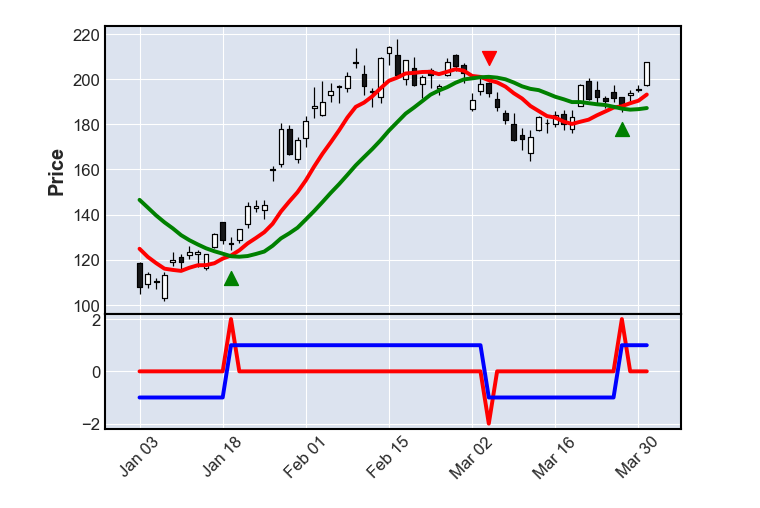
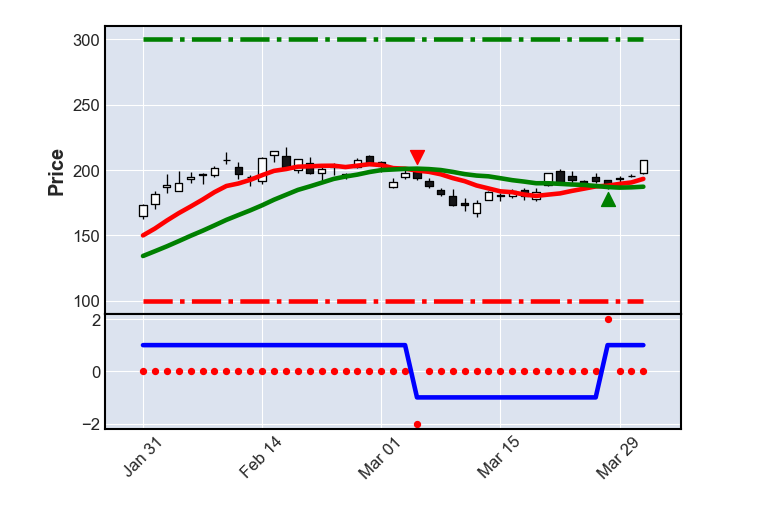
Before and after one commit to ArnasVaic/FI, a Jupyter notebook: lab3/main.ipynb, the cells around one changed output. Cells and saved outputs as stored; diff of their text form; code cells hidden in the pictures.

```diff
--- a/lab3/main.ipynb
+++ b/lab3/main.ipynb
@@ -19,7 +19,7 @@ df.loc[df['sma-short'] < df['sma-long'], 'signal'] = -1
 df['dsignal'] = df['signal'].diff()
 # %%
 # take some interval
-start_date, end_date = '2023-01-01', '2023-03-31'
+start_date, end_date = '2023-01-31', '2023-03-31'
 
 df = df[df.index >= start_date]
 df = df[df.index <= end_date]
@@ -49,17 +33,24 @@ df.loc[df['dsignal'] > 0, 'buy_action'] = df['sma-short']
 # zero everywhere, except where sell action happened
 df['sell_action'] = None
 df.loc[df['dsignal'] < 0, 'sell_action'] = df['sma-short']
+# %%
+take_profit = 300
+stop_loss = 100
+# %%
+df['stop_loss'] = stop_loss
+df['take_profit'] = take_profit
 # %%
 apds = [
+    mpf.make_addplot(df['stop_loss'], color='r', linestyle='-.'),
+    mpf.make_addplot(df['take_profit'], color='g', linestyle='-.'),
     mpf.make_addplot(df['buy_action'] - offset, type='scatter', panel=0, secondary_y=False, markersize=100, marker='^', color = 'green'),
     mpf.make_addplot(df['sell_action'] + offset, type='scatter', panel=0, secondary_y=False, markersize=100, marker='v', color = 'red'),
-    mpf.make_addplot(df['dsignal'], panel=1, color='r', secondary_y=False),
+    mpf.make_addplot(df['dsignal'], type='scatter', panel=1, color='r', secondary_y=False),
     mpf.make_addplot(df['sma-short'], panel=0, color='r', secondary_y=False),
     mpf.make_addplot(df['sma-long'], panel=0, color='g', secondary_y=False),
     mpf.make_addplot(df['signal'], panel=1, color='b', secondary_y=False)
 ]
 
-# markers={'markers': [(buy_signals.index, buy_signals['Close'], '^', 100), (sell_signals.index, sell_signals['Close'], 'v', 100)]}
 mpf.plot(df, type='candle', addplot=apds, volume=False)
 # %% [output]
-[figure, old version]
+[figure, new version]
```
Also changed, not shown: parts of 8 cells of this notebook.
